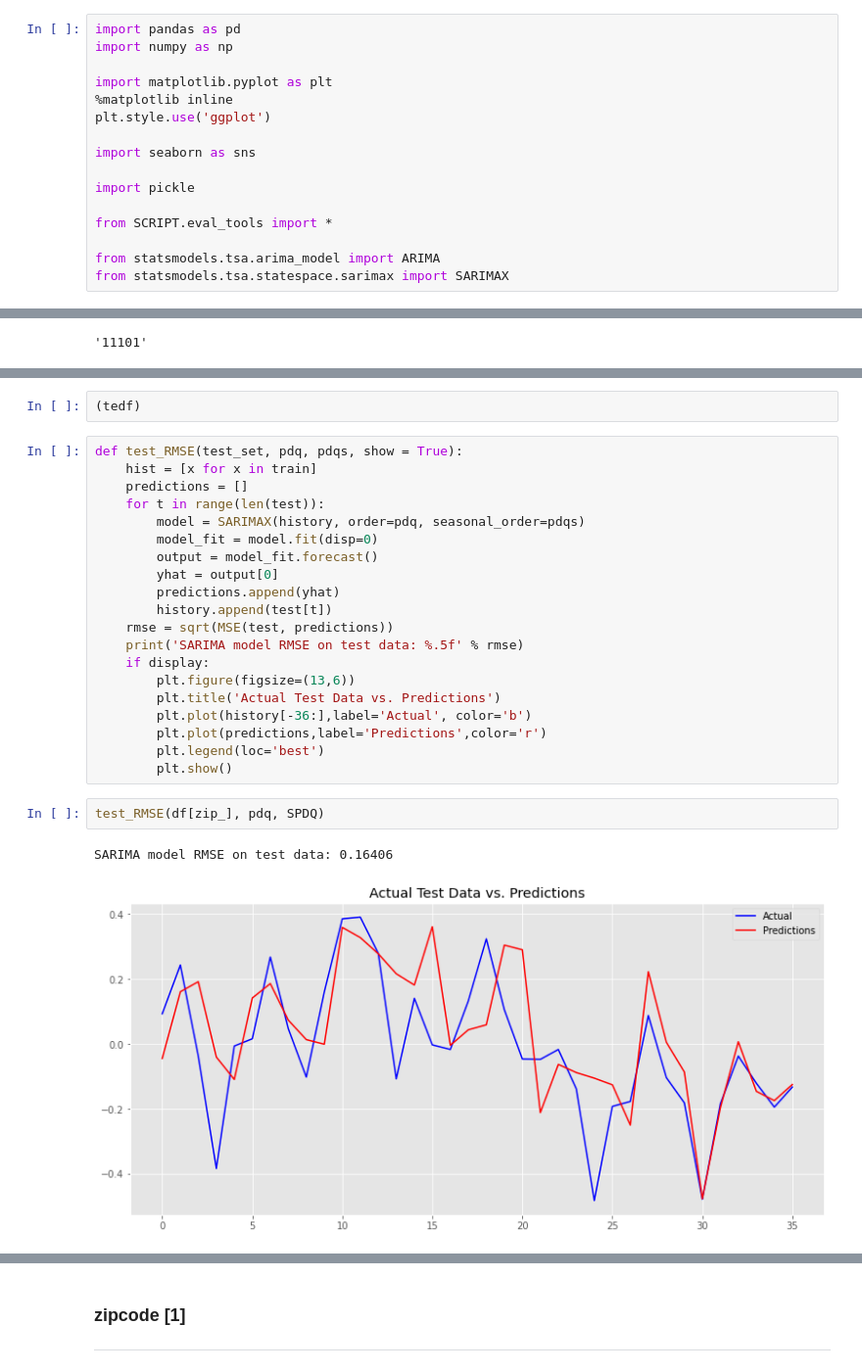
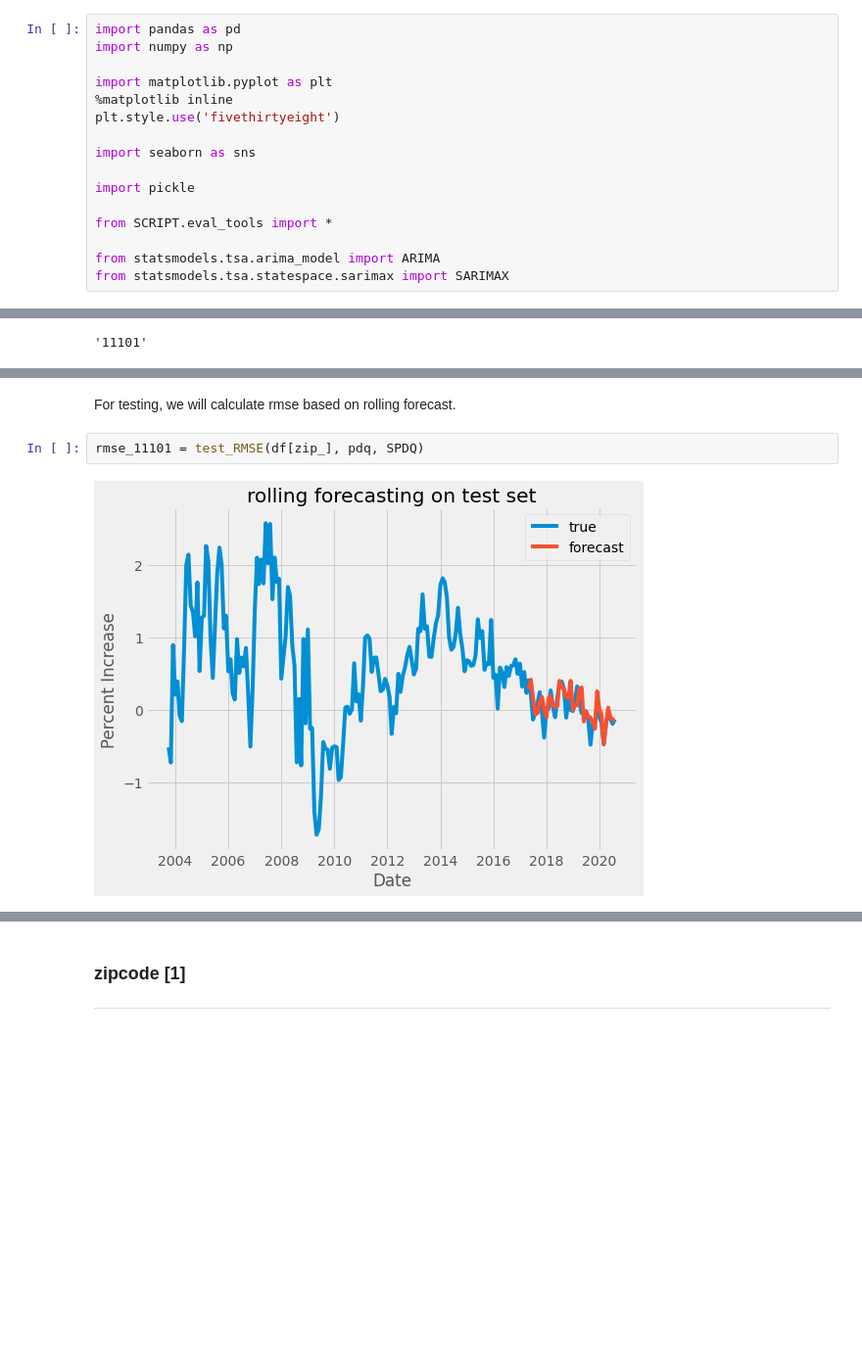
Before and after one commit to stereopickle/real_estate_prediction, a Jupyter notebook: 020.Model_Evaluation.ipynb, the cells around one changed output, grey strips where cells are left out. Shown at 98% size. Cells and saved outputs as stored; diff of their text form; blank space fills up the shorter version.

```diff
--- a/020.Model_Evaluation.ipynb
+++ b/020.Model_Evaluation.ipynb
@@ -14,7 +14,7 @@ import numpy as np
 
 import matplotlib.pyplot as plt
 %matplotlib inline
-plt.style.use('ggplot')
+plt.style.use('fivethirtyeight')
 
 import seaborn as sns
 
@@ -125,27 +121,6 @@ rmse_11101 = get_RMSE(sel_df, model)
-# %%
-(tedf)
-# %%
-def test_RMSE(test_set, pdq, pdqs, show = True):
-    hist = [x for x in train]
-    predictions = []
-    for t in range(len(test)):
-        model = SARIMAX(history, order=pdq, seasonal_order=pdqs)
-        model_fit = model.fit(disp=0)
-        output = model_fit.forecast()
-        yhat = output[0]
-        predictions.append(yhat)
-        history.append(test[t])
-    rmse = sqrt(MSE(test, predictions))
-    print('SARIMA model RMSE on test data: %.5f' % rmse)
-    if display:
-        plt.figure(figsize=(13,6))
-        plt.title('Actual Test Data vs. Predictions')
-        plt.plot(history[-36:],label='Actual', color='b')
-        plt.plot(predictions,label='Predictions',color='r')
-        plt.legend(loc='best')
-        plt.show()
+# %% [markdown]
+For testing, we will calculate rmse based on rolling forecast.
 # %%
-test_RMSE(df[zip_], pdq, SPDQ)
+rmse_11101 = test_RMSE(df[zip_], pdq, SPDQ)
 # %% [output]
-SARIMA model RMSE on test data: 0.16406
-[figure, old version]
+[figure, new version]
```
Also changed, not shown: parts of 50 cells of this notebook, 1 other file.
